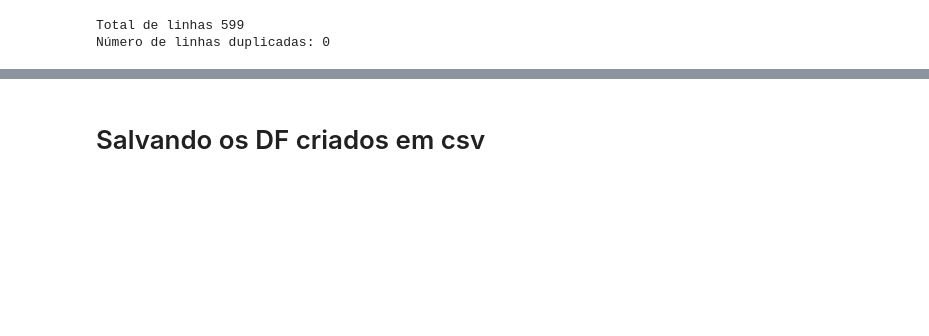
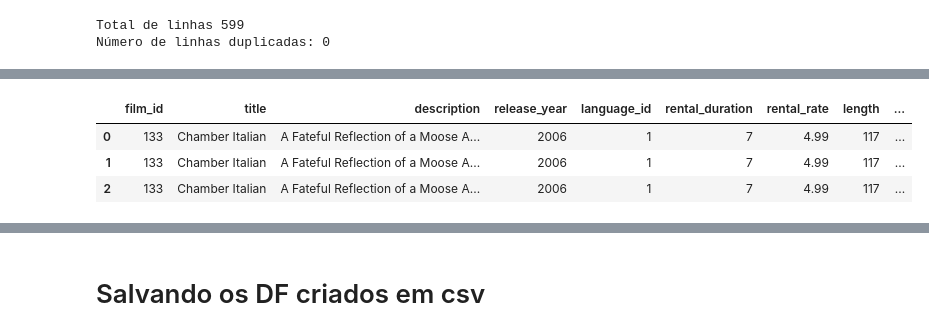
Before and after one commit to AureliaCovre/PROJETO_FILMFRAME, a Jupyter notebook: 2_tratamento/2 - Tratamento.ipynb, the cells around one changed output, grey strips where cells are left out. Cells and saved outputs as stored; diff of their text form; code cells hidden in the pictures; blank space fills up the shorter version.

```diff
--- a/2_tratamento/2 - Tratamento.ipynb
+++ b/2_tratamento/2 - Tratamento.ipynb
@@ -432,0 +467,11 @@ Número de linhas duplicadas: 0
+# %%
+# Juntar o DataFrame "film_completa" com o DataFrame "category" usando a coluna "category_id"
+film_completa = pd.merge(film_completa, category, on='category_id', how='left')
+
+# Exibir o DataFrame resultante
+film_completa.head(3)
+# %% [output]
+|  | film_id | title | description | release_year | language_id | rental_duration | rental_rate | length | ... |
+| 0 | 133 | Chamber Italian | A Fateful Reflection of a Moose A... | 2006 | 1 | 7 | 4.99 | 117 | ... |
+| 1 | 133 | Chamber Italian | A Fateful Reflection of a Moose A... | 2006 | 1 | 7 | 4.99 | 117 | ... |
+| 2 | 133 | Chamber Italian | A Fateful Reflection of a Moose A... | 2006 | 1 | 7 | 4.99 | 117 | ... |
```
Also changed, not shown: parts of 19 cells of this notebook, 12 other files.
